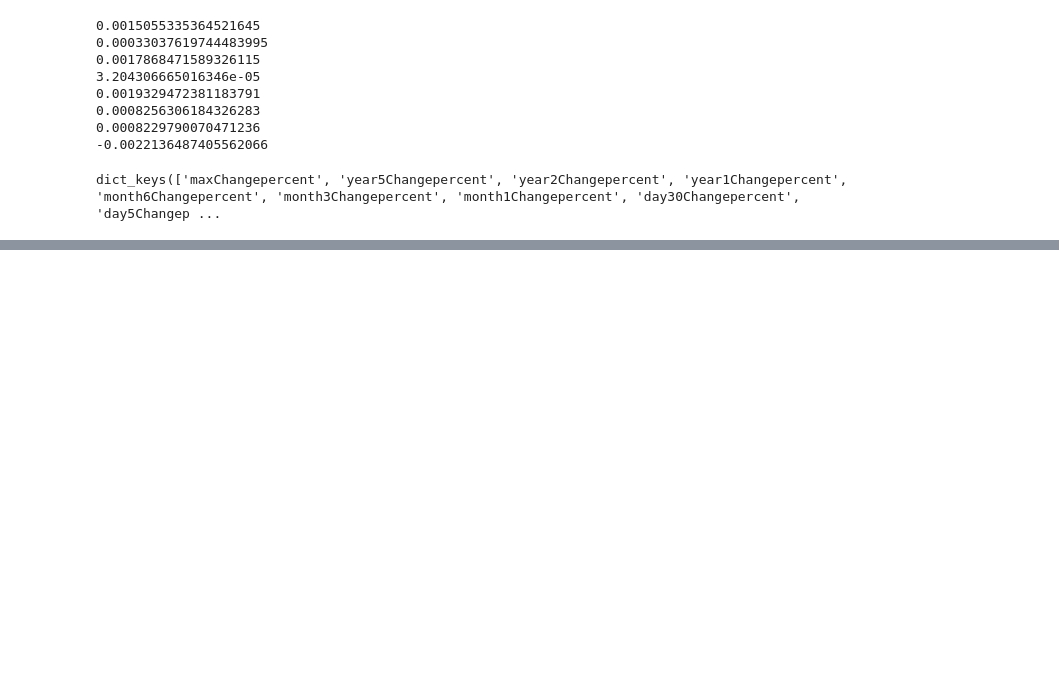
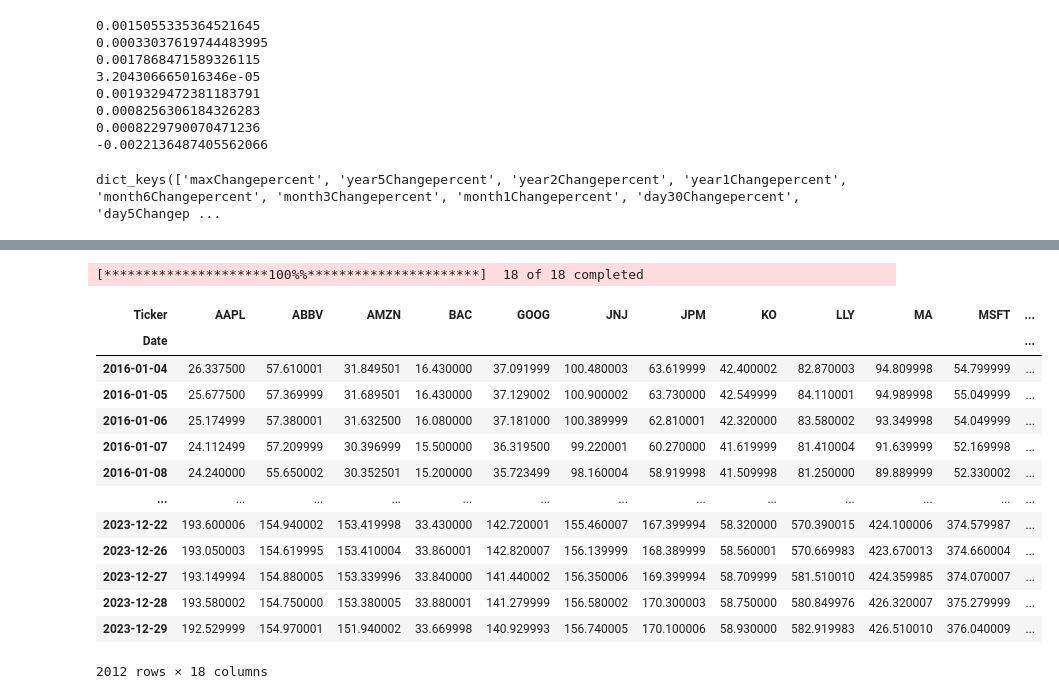
Before and after one commit to raza141/RL-Project, a Jupyter notebook: Crypto/test.ipynb, the cells around one changed output, grey strips where cells are left out. Saved outputs shown, nothing was run; the diff lists cells and outputs as text; code cells hidden in the pictures; blank space fills up the shorter version.

```diff
--- a/Crypto/test.ipynb
+++ b/Crypto/test.ipynb
@@ -1347,0 +1549,22 @@ dict_values(['74.74%', '51.31%', '51.31%', '14.14%', '9.16%', '24.22%', '13.42%'
+# %%
+ticker_list =  ['AAPL', 'MSFT', 'GOOG', 'AMZN', 'TSLA', 'JPM', 'BAC', 'V', 'MA', 'PG', 'KO', 'WMT', 'PEP', 'JNJ', 'UNH', 'PFE', 'ABBV', 'LLY']
+ticker_df = yf.download(ticker_list, start='2016-01-01', end='2023-12-31', interval='1D')['Adj Close']
+# %% [output]
+[*********************100%%**********************]  18 of 18 completed
+# %%
+ticker_df
+# %% [output]
+| Ticker | AAPL | ABBV | AMZN | BAC | GOOG | JNJ | JPM | KO | LLY | MA | MSFT | ... |
+| Date |  |  |  |  |  |  |  |  |  |  |  | ... |
+| 2016-01-04 | 26.337500 | 57.610001 | 31.849501 | 16.430000 | 37.091999 | 100.480003 | 63.619999 | 42.400002 | 82.870003 | 94.809998 | 54.799999 | ... |
+| 2016-01-05 | 25.677500 | 57.369999 | 31.689501 | 16.430000 | 37.129002 | 100.900002 | 63.730000 | 42.549999 | 84.110001 | 94.989998 | 55.049999 | ... |
+| 2016-01-06 | 25.174999 | 57.380001 | 31.632500 | 16.080000 | 37.181000 | 100.389999 | 62.810001 | 42.320000 | 83.580002 | 93.349998 | 54.049999 | ... |
+| 2016-01-07 | 24.112499 | 57.209999 | 30.396999 | 15.500000 | 36.319500 | 99.220001 | 60.270000 | 41.619999 | 81.410004 | 91.639999 | 52.169998 | ... |
+| 2016-01-08 | 24.240000 | 55.650002 | 30.352501 | 15.200000 | 35.723499 | 98.160004 | 58.919998 | 41.509998 | 81.250000 | 89.889999 | 52.330002 | ... |
+| ... | ... | ... | ... | ... | ... | ... | ... | ... | ... | ... | ... | ... |
+| 2023-12-22 | 193.600006 | 154.940002 | 153.419998 | 33.430000 | 142.720001 | 155.460007 | 167.399994 | 58.320000 | 570.390015 | 424.100006 | 374.579987 | ... |
+| 2023-12-26 | 193.050003 | 154.619995 | 153.410004 | 33.860001 | 142.820007 | 156.139999 | 168.389999 | 58.560001 | 570.669983 | 423.670013 | 374.660004 | ... |
+| 2023-12-27 | 193.149994 | 154.880005 | 153.339996 | 33.840000 | 141.440002 | 156.350006 | 169.399994 | 58.709999 | 581.510010 | 424.359985 | 374.070007 | ... |
+| 2023-12-28 | 193.580002 | 154.750000 | 153.380005 | 33.880001 | 141.279999 | 156.580002 | 170.300003 | 58.750000 | 580.849976 | 426.320007 | 375.279999 | ... |
+| 2023-12-29 | 192.529999 | 154.970001 | 151.940002 | 33.669998 | 140.929993 | 156.740005 | 170.100006 | 58.930000 | 582.919983 | 426.510010 | 376.040009 | ... |
+2012 rows × 18 columns
```
Also changed, not shown: parts of 29 cells of this notebook, 1 other file.
